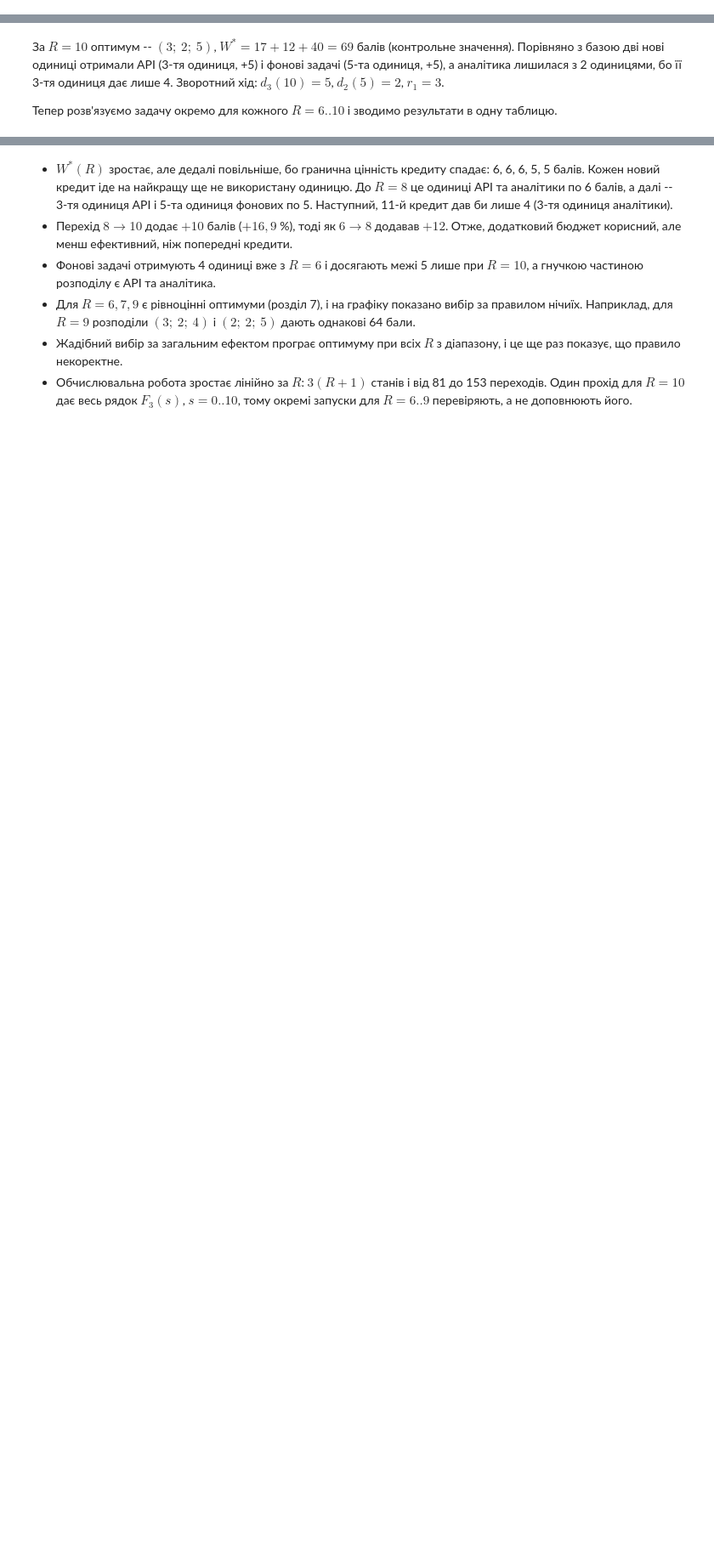
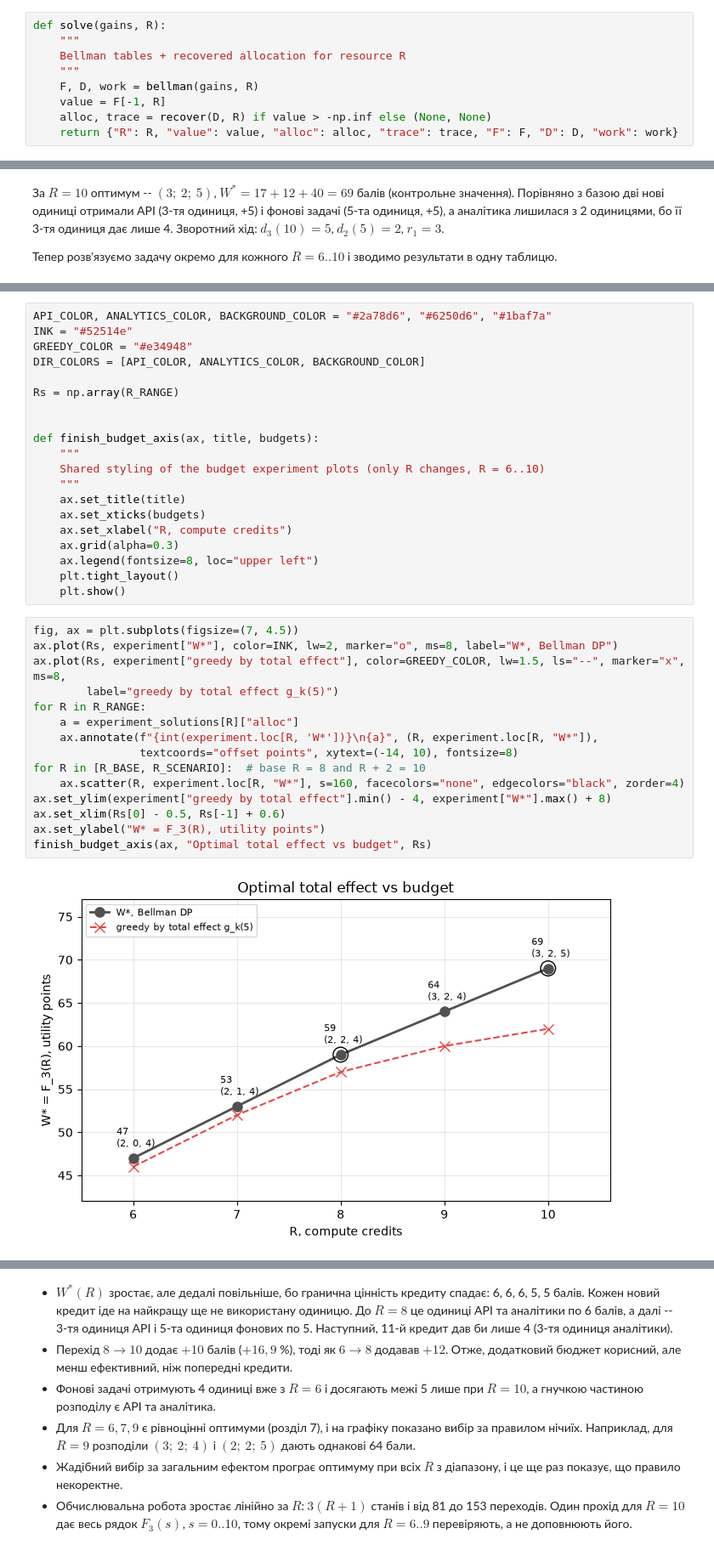
Before and after one commit to n1n1n1q/math-modellng-labs, a Jupyter notebook: HW3_Basystyi_Variant01.ipynb, the cells around one changed output, grey strips where cells are left out. Shown at 85% size. Saved outputs shown, nothing was run; the diff lists cells and outputs as text; blank space fills up the shorter version.

```diff
--- a/HW3_Basystyi_Variant01.ipynb
+++ b/HW3_Basystyi_Variant01.ipynb
@@ -290,0 +242,9 @@ def transition_log(F, gains, k, s):
+# %%
+def solve(gains, R):
+    """
+    Bellman tables + recovered allocation for resource R
+    """
+    F, D, work = bellman(gains, R)
+    value = F[-1, R]
+    alloc, trace = recover(D, R) if value > -np.inf else (None, None)
+    return {"R": R, "value": value, "alloc": alloc, "trace": trace, "F": F, "D": D, "work": work}
@@ -578,0 +534,37 @@ plt.show()
+# %%
+API_COLOR, ANALYTICS_COLOR, BACKGROUND_COLOR = "#2a78d6", "#6250d6", "#1baf7a"
+INK = "#52514e"
+GREEDY_COLOR = "#e34948"
+DIR_COLORS = [API_COLOR, ANALYTICS_COLOR, BACKGROUND_COLOR]
+
+Rs = np.array(R_RANGE)
+
+
+def finish_budget_axis(ax, title, budgets):
+    """
+    Shared styling of the budget experiment plots (only R changes, R = 6..10)
+    """
+    ax.set_title(title)
+    ax.set_xticks(budgets)
+    ax.set_xlabel("R, compute credits")
+    ax.grid(alpha=0.3)
+    ax.legend(fontsize=8, loc="upper left")
+    plt.tight_layout()
+    plt.show()
+# %%
+fig, ax = plt.subplots(figsize=(7, 4.5))
+ax.plot(Rs, experiment["W*"], color=INK, lw=2, marker="o", ms=8, label="W*, Bellman DP")
+ax.plot(Rs, experiment["greedy by total effect"], color=GREEDY_COLOR, lw=1.5, ls="--", marker="x", ms=8,
+        label="greedy by total effect g_k(5)")
+for R in R_RANGE:
+    a = experiment_solutions[R]["alloc"]
+    ax.annotate(f"{int(experiment.loc[R, 'W*'])}\n{a}", (R, experiment.loc[R, "W*"]),
+                textcoords="offset points", xytext=(-14, 10), fontsize=8)
+for R in [R_BASE, R_SCENARIO]:  # base R = 8 and R + 2 = 10
+    ax.scatter(R, experiment.loc[R, "W*"], s=160, facecolors="none", edgecolors="black", zorder=4)
+ax.set_ylim(experiment["greedy by total effect"].min() - 4, experiment["W*"].max() + 8)
+ax.set_xlim(Rs[0] - 0.5, Rs[-1] + 0.6)
+ax.set_ylabel("W* = F_3(R), utility points")
+finish_budget_axis(ax, "Optimal total effect vs budget", Rs)
+# %% [output]
+[figure, added]
```
Also changed, not shown: parts of 55 cells of this notebook, 2 other files.
